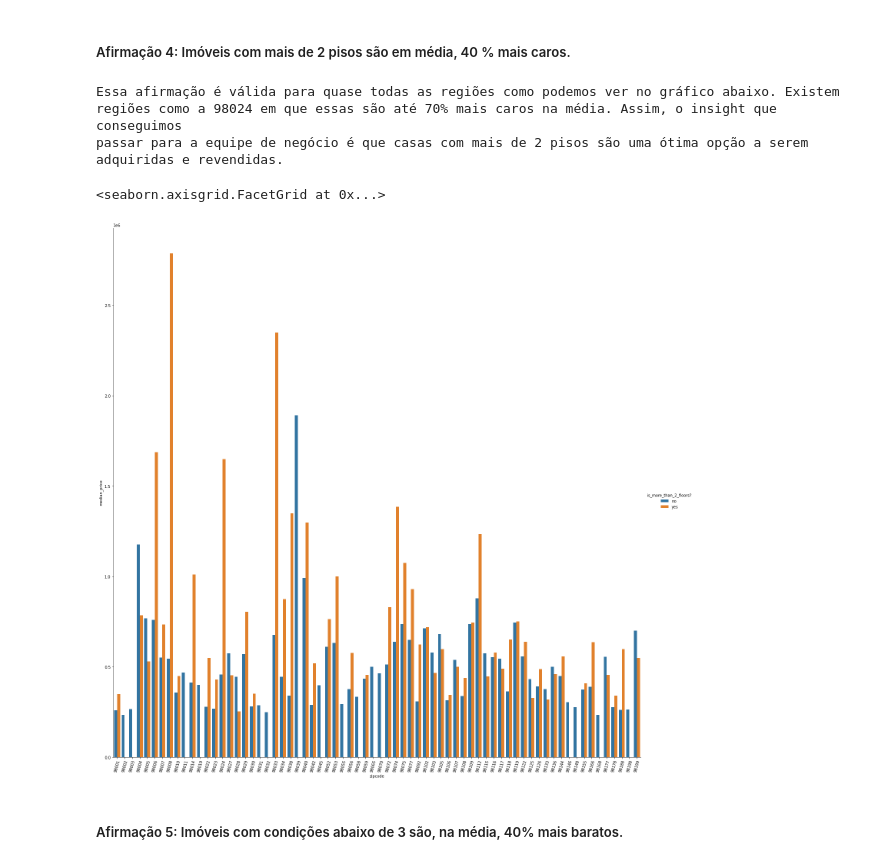
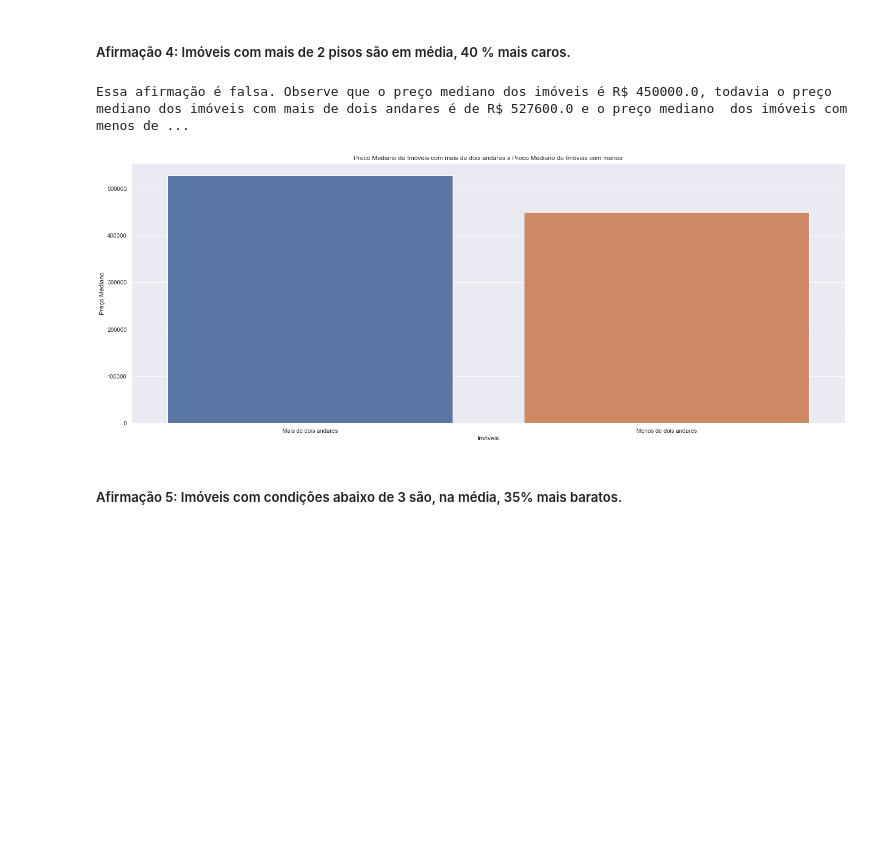
Before and after one commit to jefferson-datascience/project_insight_house_rocket, a Jupyter notebook: project_insight_house_rocket.ipynb, the cells around one changed output. Saved outputs shown, nothing was run; the diff lists cells and outputs as text; code cells hidden in the pictures; blank space fills up the shorter version.

```diff
--- a/project_insight_house_rocket.ipynb
+++ b/project_insight_house_rocket.ipynb
@@ -315,0 +348,2 @@ tabela_classificacao_imoveis_compra.to_csv("imoveis_compra.csv")
+# %%
+df2 = df1.copy()
@@ -315,0 +367,2 @@ tabela_classificacao_imoveis_compra.to_csv("imoveis_compra.csv")
+# %%
+df3 = df2.copy()
@@ -315,0 +371,15 @@ tabela_classificacao_imoveis_compra.to_csv("imoveis_compra.csv")
+# %%
+# Cálculo da Média dos precos por Região
+preco_medio_regiao = df3[['price', 'zipcode']].groupby('zipcode').median().reset_index()
+
+# Armazenamento dos dados para mapeamento.
+mapemento_zipcode_price = dict(preco_medio_regiao.to_numpy())
+
+# Mapeamento e preenchimento.
+df3['median_price_zipcode'] = df3['zipcode'].map(mapemento_zipcode_price)
+
+
+# ----------------- Classificaçaõ: condition >= 3 e preço de compra menor que a mediana dos preços ----------------------
+
+# Classicação de compra e não compra de imóveis
+df3['option_buy'] = df3[['price', 'condition', 'median_price_zipcode']].apply(lambda x: 'buy' if (x['price'] < x['median_price_zipcode']) and (x['condition'] > 2) else 'no_buy', axis=1)
@@ -404,41 +603,29 @@ as casas sem porão são mais caras.
 # %% [markdown]
 ##### Afirmação 4: Imóveis com mais de 2 pisos são em média, 40 % mais caros.
 # %%
-print('Essa afirmação é válida para quase todas as regiões como podemos ver no gráfico abaixo. Existem regiões como a 98024 em que essas são até 70% mais caros na média. Assim, o insight que conseguimos')
-print('passar para a equipe de negócio é que casas com mais de 2 pisos são uma ótima opção a serem adquiridas e revendidas.')
+# Carregamento dos Dados
+df_hipotese4 = df3.copy()
 
+# Ajuste das Variáves
+df_hipotese4['floors']=df_hipotese4['floors'].apply(lambda x: 'Mais de dois andares' if x > 2 else 'Menos de dois andares')
 
-# Estratégia de Resolução.
+# Agrupamento dos Dados
+df_hipotese4 = df_hipotese4[['price', 'floors']].groupby(['floors']).median().reset_index()
 
-# 1.) Criar uma coluna em que será estabelecido se o imóvel possui mais de 2 pisos ou não.
-# 2.) Agrupar os preços por zipcode e por quantidade de pisos.
-# 3.) Obter a mediana dos preços.
-# 4.) Obter um novo dataframe para a plotagem gráfico.
+# Construção do Gráfico
+graphics_hipotese_4 = sns.barplot(x='floors',
+                                  y ='price',
+                                  data=df_hipotese4)
 
-dataframe_analise_hipotese_4 = data.copy()
+# Rótulos
+plt.xlabel('Imóveis')
+plt.ylabel('Preço Mediano')
+plt.title('Preco Mediano de Imóveis com mais de dois andares x Preco Mediano de Imóveis com menos');
 
-dataframe_analise_hipotese_4['is_more_than_2_floors?']=data['floors'].apply(lambda x: 'yes' if x > 2 else 'no')
-
-dataframe_graphics_hipotese_4 = dataframe_analise_hipotese_4[['price',
-                                                              'zipcode',
-                                                              'is_more_than_2_floors?']].groupby(['zipcode', 'is_more_than_2_floors?']).median().reset_index()
-
-dataframe_graphics_hipotese_4.columns = ['zipcode', 'is_more_than_2_floors?', 'median_price']
-
-graphics_hipotese_4 = sns.catplot(data=dataframe_graphics_hipotese_4,
-                                  x='zipcode',
-                                  y='median_price',
-                                  hue='is_more_than_2_floors?',
-                                  kind='bar',
-                                  height=20)
-
-
-graphics_hipotese_4.set_xticklabels(labels=dataframe_graphics_hipotese_4['zipcode'].unique().tolist(), rotation=75)
+print(f'Essa afirmação é falsa. Observe que o preço mediano dos imóveis é R$ {df3["price"].median()}, todavia o preço mediano dos imóveis com mais de dois andares é de R$ {df_hipotese4.iloc[0]["price"]} e o preço mediano  dos imóveis com menos de dois andares R$ {df_hipotese4.iloc[1]["price"]}. O interessante é que conseguimos extrair um insight relevante: Imóveis com mais de dois andares é uma boa opção de negócio, uma vez que o seu valor é, na média, R$ 80.000,00 mais caro.')
 # %% [output]
-Essa afirmação é válida para quase todas as regiões como podemos ver no gráfico abaixo. Existem regiões como a 98024 em que essas são até 70% mais caros na média. Assim, o insight que conseguimos
-passar para a equipe de negócio é que casas com mais de 2 pisos são uma ótima opção a serem adquiridas e revendidas.
+Essa afirmação é falsa. Observe que o preço mediano dos imóveis é R$ 450000.0, todavia o preço mediano dos imóveis com mais de dois andares é de R$ 527600.0 e o preço mediano  dos imóveis com menos de ...
-<seaborn.axisgrid.FacetGrid at 0x...>
-[figure, old version]
+[figure, new version]
 # %% [markdown]
-##### Afirmação 5:  Imóveis com condições abaixo de 3 são, na média, 40% mais baratos.
+##### Afirmação 5:  Imóveis com condições abaixo de 3 são, na média, 35% mais baratos.
 # %%
```
Also changed, not shown: parts of 69 cells of this notebook, 6 other files.
